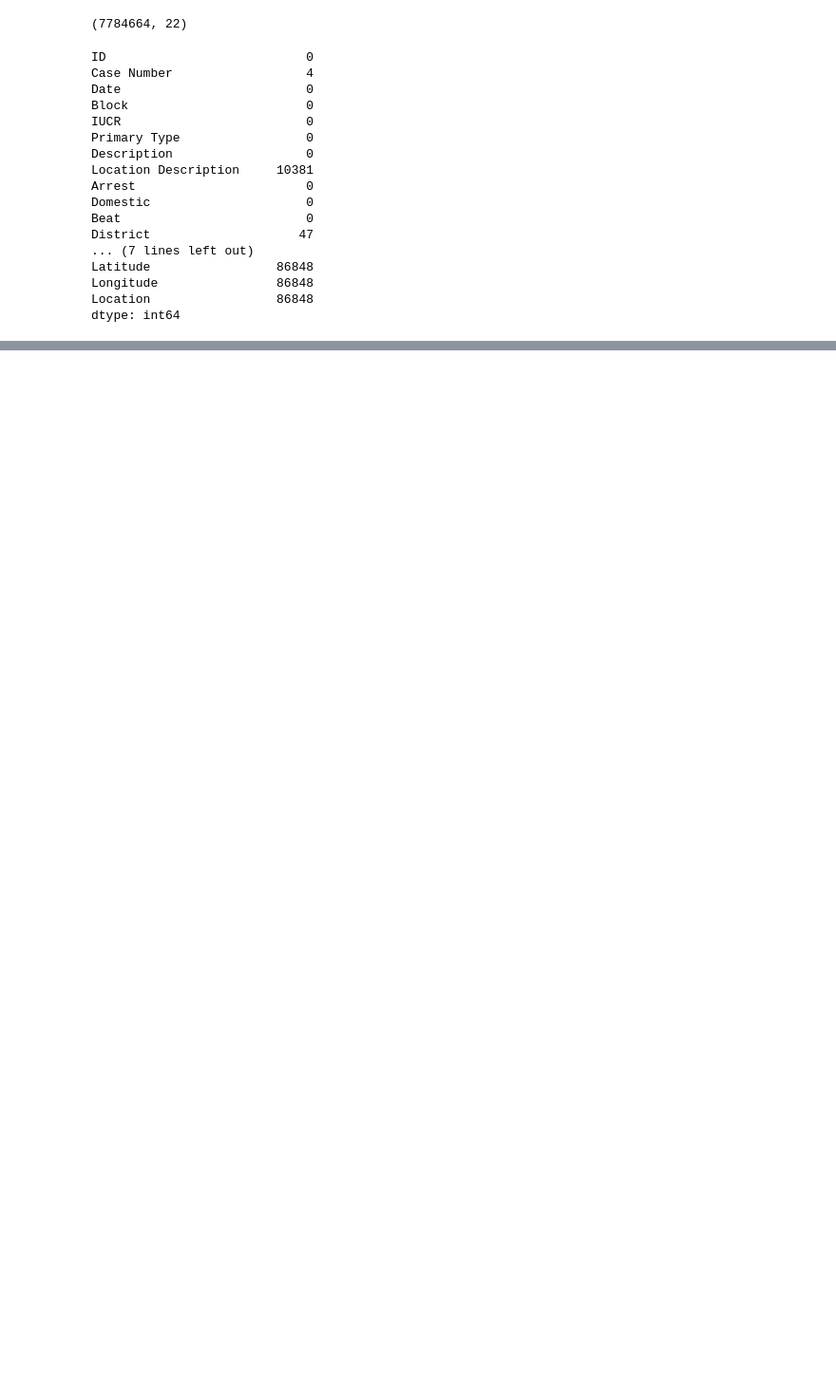
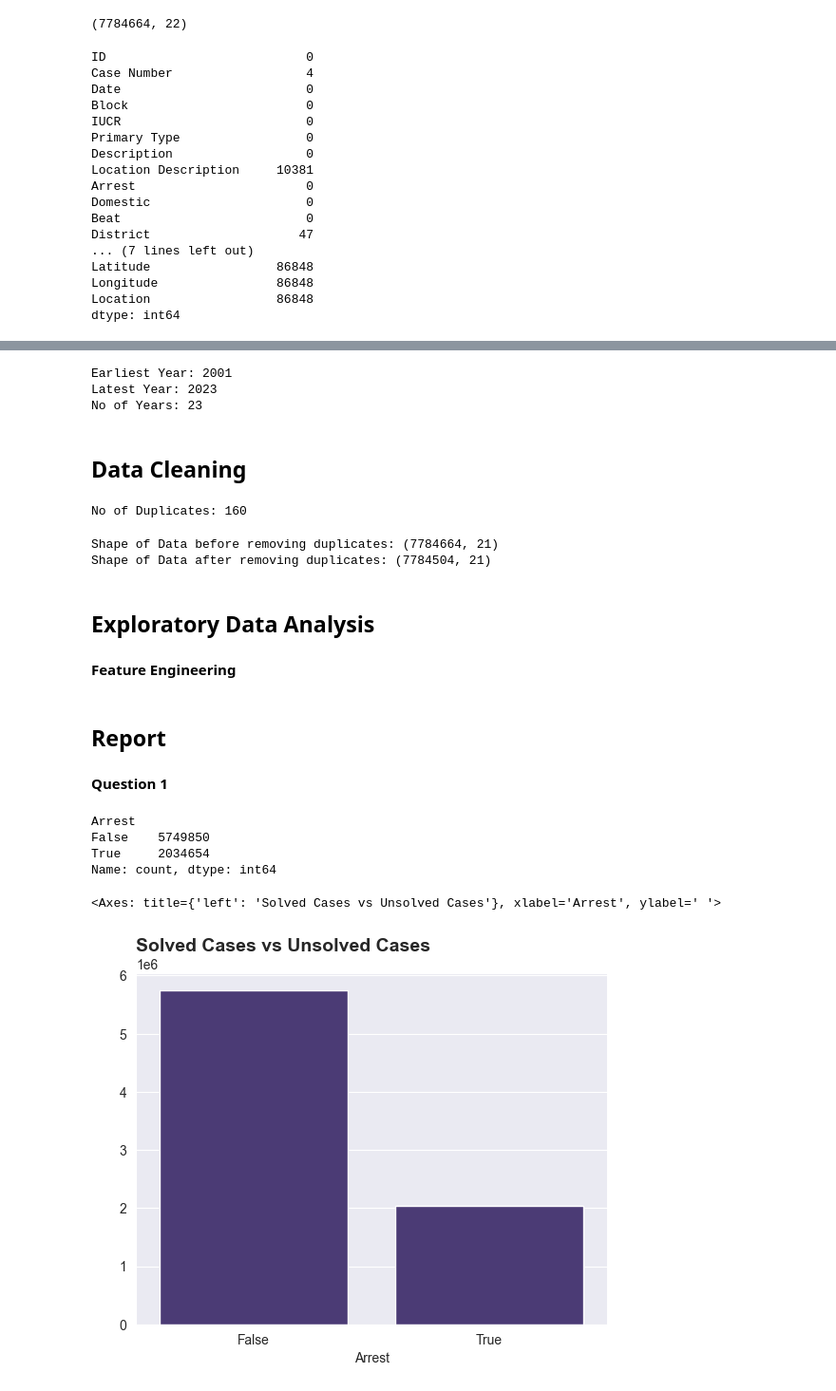
Before and after one commit to OpeyemiOdejimi/Publica_Tasks, a Jupyter notebook: week8/crime_dataset.ipynb, the cells around one changed output, grey strips where cells are left out. Shown at 95% size. Drawn from its saved outputs; the diff is of its cells as text; code cells hidden in the pictures; blank space fills up the shorter version.

```diff
--- a/week8/crime_dataset.ipynb
+++ b/week8/crime_dataset.ipynb
@@ -58,0 +115,54 @@ dtype: int64
+# %%
+# Check year info
+
+print('Earliest Year:', df['Year'].min())
+print('Latest Year:', df['Year'].max())
+print('No of Years:', df['Year'].nunique())
+# %% [output]
+Earliest Year: 2001
+Latest Year: 2023
+No of Years: 23
+# %% [markdown]
+## Data Cleaning
+# %%
+#Drop id feature
+df.drop('ID', axis = 1, inplace = True)
+#No of duplicates after removing ID feature
+print('No of Duplicates:', df.duplicated().sum())
+# %% [output]
+No of Duplicates: 160
+# %%
+#Remove duplicates
+print('Shape of Data before removing duplicates:', df.shape)
+df.drop_duplicates(keep = 'last', inplace = True)
+print('Shape of Data after removing duplicates:', df.shape)
+# %% [output]
+Shape of Data before removing duplicates: (7784664, 21)
+Shape of Data after removing duplicates: (7784504, 21)
+# %% [markdown]
+## Exploratory Data Analysis
+# %% [markdown]
+**Feature Engineering**
+# %% [markdown]
+## Report
+# %% [markdown]
+**Question 1**
+# %%
+# Value count od Arrest column
+df['Arrest'].value_counts()
+# %% [output]
+Arrest
+False    5749850
+True     2034654
+Name: count, dtype: int64
+# %%
+#Visualise Top 10 crimes
+df_arrest =  df['Arrest'].value_counts()
+plt.title('Solved Cases vs Unsolved Cases', size = 14, loc = 'left', fontweight = 'bold')
+plt.ylabel(' ')
+sns.set_palette("viridis")
+sns.set_style('darkgrid')
+sns.barplot(df_arrest)
+# %% [output]
+<Axes: title={'left': 'Solved Cases vs Unsolved Cases'}, xlabel='Arrest', ylabel=' '>
+[figure, added]
```
Also changed, not shown: parts of 9 cells of this notebook.
